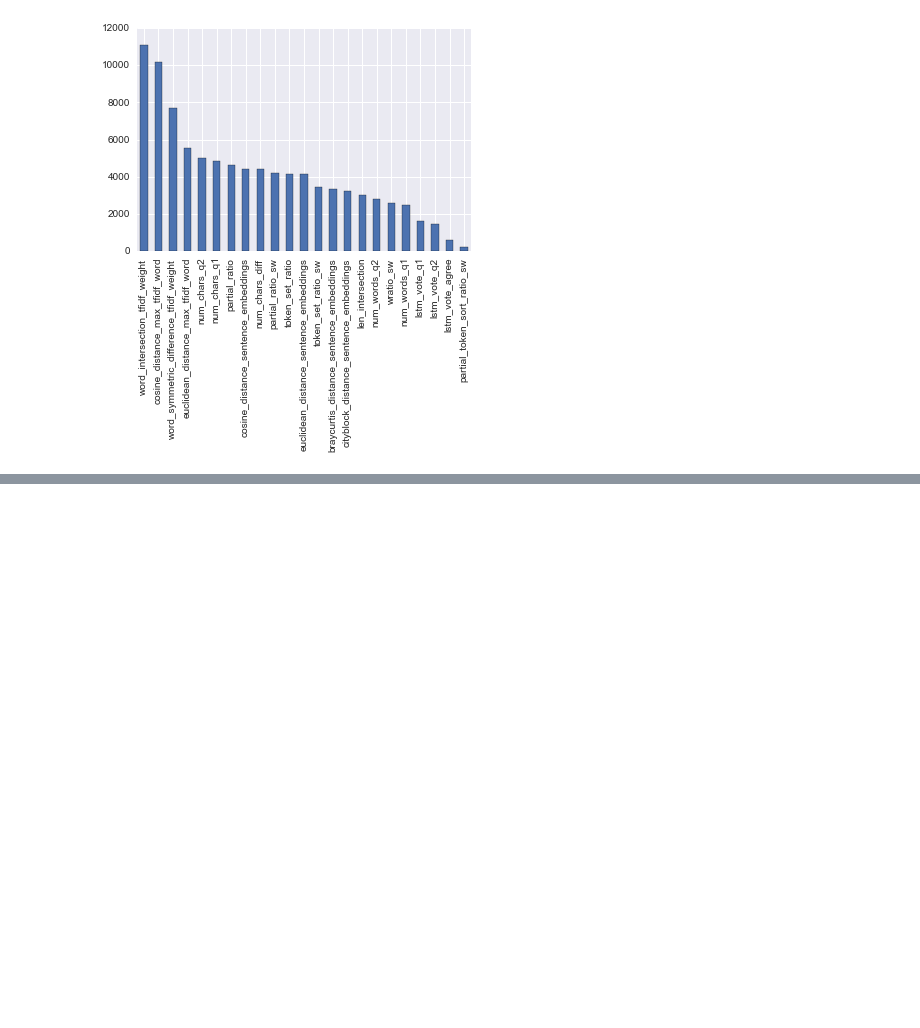
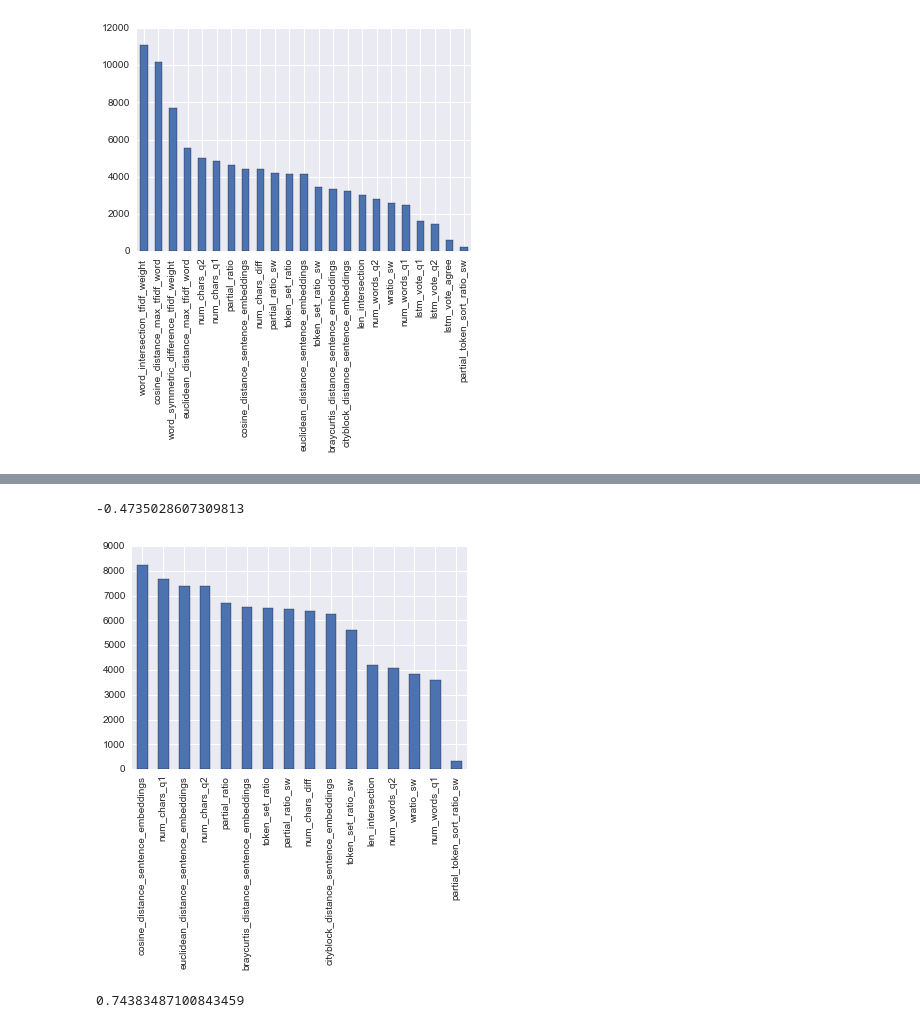
Before and after one commit to tamirbennatan/quora, a Jupyter notebook: xgboost/xgboost_extended_features.ipynb, the cells around one changed output, grey strips where cells are left out. Cells and saved outputs as stored; diff of their text form; code cells hidden in the pictures; blank space fills up the shorter version.

```diff
--- a/xgboost/xgboost_extended_features.ipynb
+++ b/xgboost/xgboost_extended_features.ipynb
@@ -938,0 +1097,8 @@ feature_importance(grid_result_no_sim.best_estimator_)
+# %%
+grid_result_no_extra_features.best_score_
+# %% [output]
+-0.4735028607309813
+# %%
+feature_importance(grid_result_no_extra_features.best_estimator_)
+# %% [output]
+[figure, added]
@@ -938,0 +1108,4 @@ feature_importance(grid_result_no_sim.best_estimator_)
+# %%
+accuracy_score(y_test, grid_result_no_extra_features.predict(X_test[no_extra_features]))
+# %% [output]
+0.74383487100843459
```
Also changed, not shown: parts of 33 cells of this notebook, 2 other files.
